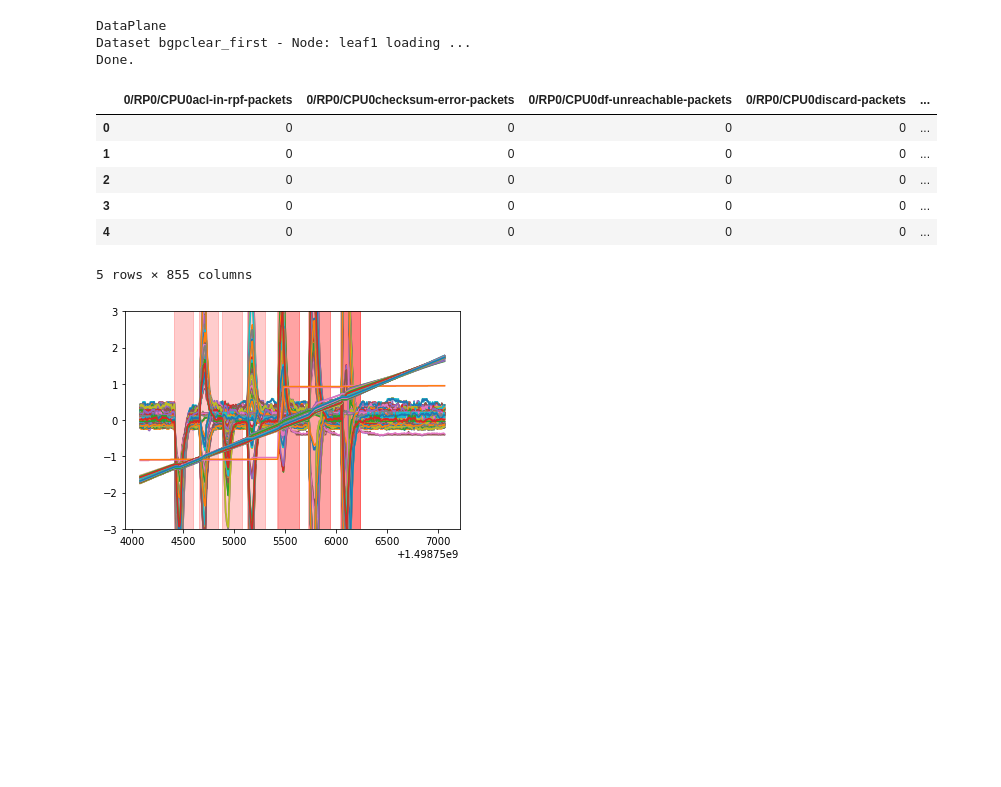
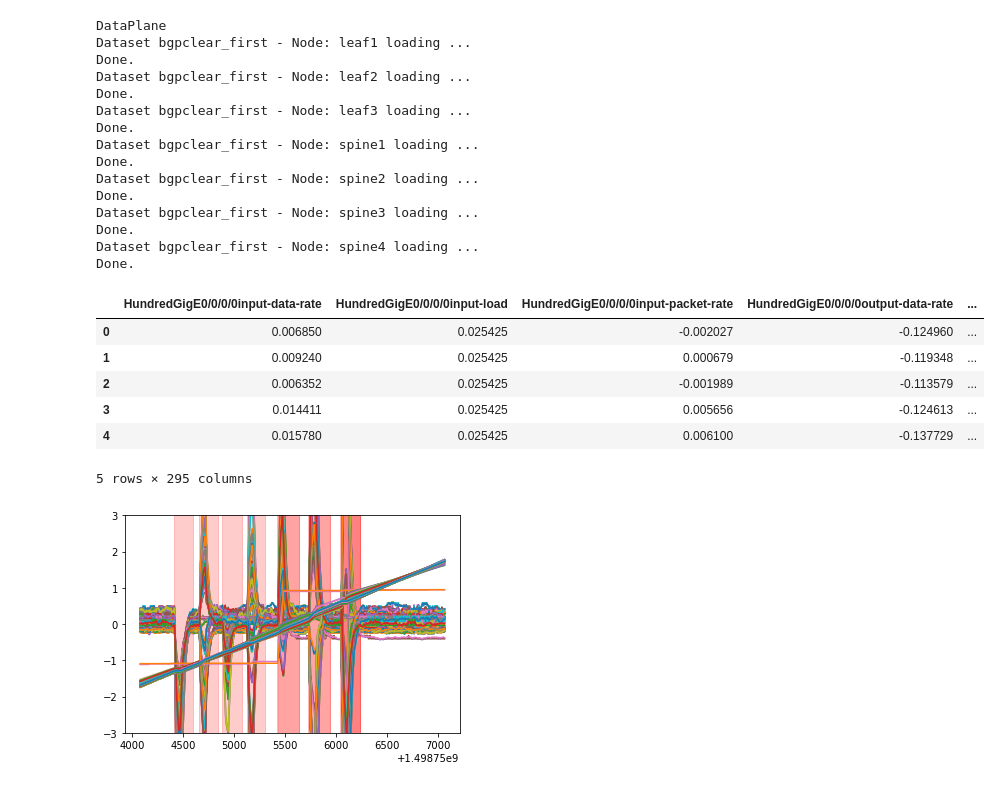
Before and after one commit to glicerico/visualize-telemetry, a Jupyter notebook: notebooks/fullData.ipynb, the cells around one changed output. Saved outputs shown, nothing was run; the diff lists cells and outputs as text; code cells hidden in the pictures; blank space fills up the shorter version.

```diff
--- a/notebooks/fullData.ipynb
+++ b/notebooks/fullData.ipynb
@@ -45,43 +45,56 @@ for dataset in configuration['dataset']['list']:
             features = 'CP'
             df = df[configuration['featureList']]
         elif configuration['featureModel'] == 'DataPlane':
             features = 'DP'
             df = df.drop(configuration['featureList'], axis=1)
         elif configuration['featureModel'] == 'CompleteFeatures':
             features = 'All'
         else:
             sys.exit('Something wrong in configuration feature model')
 
         # Dataset normalization
         df_short = df.loc[:,df.std()!=0]
         dfNormalized = normalize_matrix(df_short).dropna(axis=1)
         del df_short
 
-        #dfNormalized[0:].to_csv('bgpclear_first_leaf1_DP.emb', index=False, header=False, na_rep=0, sep='\t')
-        df[0:].to_csv(dataset+'_'+node+'_'+features+'.emb', index=False, header=False, na_rep=0, sep='\t')
+        dfNormalized[0:].to_csv(dataset+'_'+node+'_'+features+'.emb', index=False, header=False, na_rep=0, sep='\t')
+        #df[0:].to_csv(dataset+'_'+node+'_'+features+'.emb', index=False, header=False, na_rep=0, sep='\t')
 
         # Create anomaly data
         times['anomaly'] = 0 # add new column
+        times['node'] = node
 
         # flag entries within anomaly ranges
         for anomaly in truth.events:
             mask = times['time'].between(anomaly['startTime'], anomaly['endTime'])
             times['anomaly'] = times['anomaly'].mask(mask, 1)
 
         times[0:].to_csv(dataset+'_'+node+'_'+features+'.lbl', index=False, header=True, na_rep=0, sep='\t')
 
-df.head()
+dfNormalized.head()
 # %% [output]
 DataPlane
 Dataset bgpclear_first - Node: leaf1 loading ...
 Done.
+Dataset bgpclear_first - Node: leaf2 loading ...
+Done.
+Dataset bgpclear_first - Node: leaf3 loading ...
+Done.
+Dataset bgpclear_first - Node: spine1 loading ...
+Done.
+Dataset bgpclear_first - Node: spine2 loading ...
+Done.
+Dataset bgpclear_first - Node: spine3 loading ...
+Done.
+Dataset bgpclear_first - Node: spine4 loading ...
+Done.
-|  | 0/RP0/CPU0acl-in-rpf-packets | 0/RP0/CPU0checksum-error-packets | 0/RP0/CPU0df-unreachable-packets | 0/RP0/CPU0discard-packets | ... |
-| 0 | 0 | 0 | 0 | 0 | ... |
-| 1 | 0 | 0 | 0 | 0 | ... |
-| 2 | 0 | 0 | 0 | 0 | ... |
-| 3 | 0 | 0 | 0 | 0 | ... |
-| 4 | 0 | 0 | 0 | 0 | ... |
+|  | HundredGigE0/0/0/0input-data-rate | HundredGigE0/0/0/0input-load | HundredGigE0/0/0/0input-packet-rate | HundredGigE0/0/0/0output-data-rate | ... |
+| 0 | 0.006850 | 0.025425 | -0.002027 | -0.124960 | ... |
+| 1 | 0.009240 | 0.025425 | 0.000679 | -0.119348 | ... |
+| 2 | 0.006352 | 0.025425 | -0.001989 | -0.113579 | ... |
+| 3 | 0.014411 | 0.025425 | 0.005656 | -0.124613 | ... |
+| 4 | 0.015780 | 0.025425 | 0.006100 | -0.137729 | ... |
-5 rows × 855 columns
+5 rows × 295 columns
 # %%
 fig, ax = plt.subplots()
 #ax.plot(times, dfNormalized['active-routes-count'], 'b')
```
Also changed, not shown: 1 other file.
